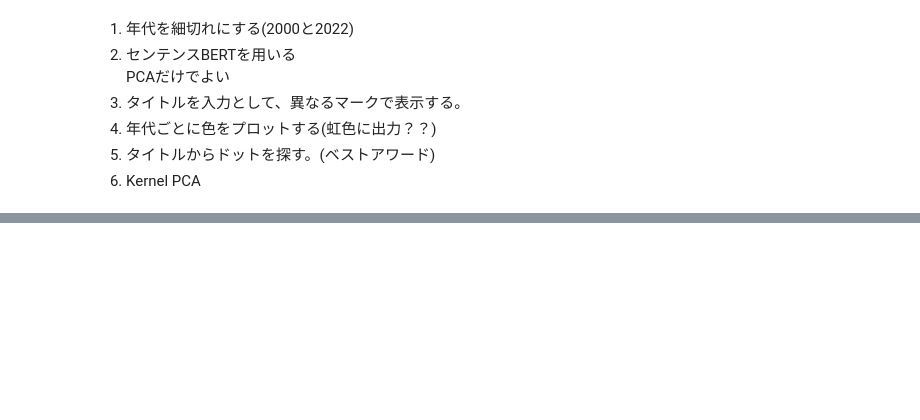
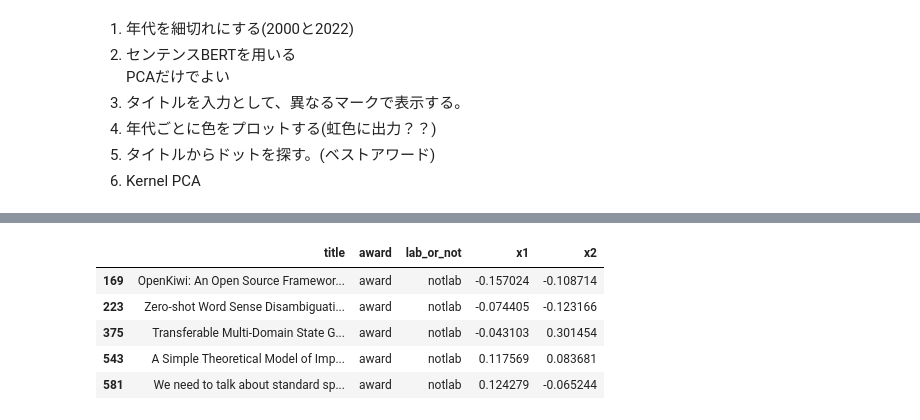
Before and after one commit to spec2/ThesisVisualizationTools, a Jupyter notebook: ACL-anthology-corpus/acl_anthology_full-text_sbert.ipynb, the cells around one changed output, grey strips where cells are left out. Saved outputs shown, nothing was run; the diff lists cells and outputs as text; code cells hidden in the pictures; blank space fills up the shorter version.

```diff
--- a/ACL-anthology-corpus/acl_anthology_full-text_sbert.ipynb
+++ b/ACL-anthology-corpus/acl_anthology_full-text_sbert.ipynb
@@ -211,0 +262,23 @@ PCAだけでよい
+# %%
+best_paper_awards = ['OpenKiwi: An Open Source Framework for Quality Estimation',
+'Emotion-Cause Pair Extraction: A New Task to Emotion Analysis in Texts.',
+'A Simple Theoretical Model of Importance for Summarization',
+'Transferable Multi-Domain State Generator for Task-Oriented Dialogue Systems',
+'We need to talk about standard splits',
+'Zero-shot Word Sense Disambiguation using Sense Definition Embeddings',
+'Do you know that Florence is packed with visitors? Evaluating state-of-the-art models of speaker commitment.',
+'Bridging the Gap between Training and Inference for Neural Machine Translation.',
+]
+# %%
+for index, row in pcx_2019.iterrows():
+    if (row['title'] in best_paper_awards):
+        pcx_2019.iat[index, 1] = 'award'
+
+pcx_2019[pcx_2019['award'] == 'award']
+# %% [output]
+|  | title | award | lab_or_not | x1 | x2 |
+| 169 | OpenKiwi: An Open Source Framewor... | award | notlab | -0.157024 | -0.108714 |
+| 223 | Zero-shot Word Sense Disambiguati... | award | notlab | -0.074405 | -0.123166 |
+| 375 | Transferable Multi-Domain State G... | award | notlab | -0.043103 | 0.301454 |
+| 543 | A Simple Theoretical Model of Imp... | award | notlab | 0.117569 | 0.083681 |
+| 581 | We need to talk about standard sp... | award | notlab | 0.124279 | -0.065244 |
```
Also changed, not shown: parts of 12 cells of this notebook, 4 other files.
